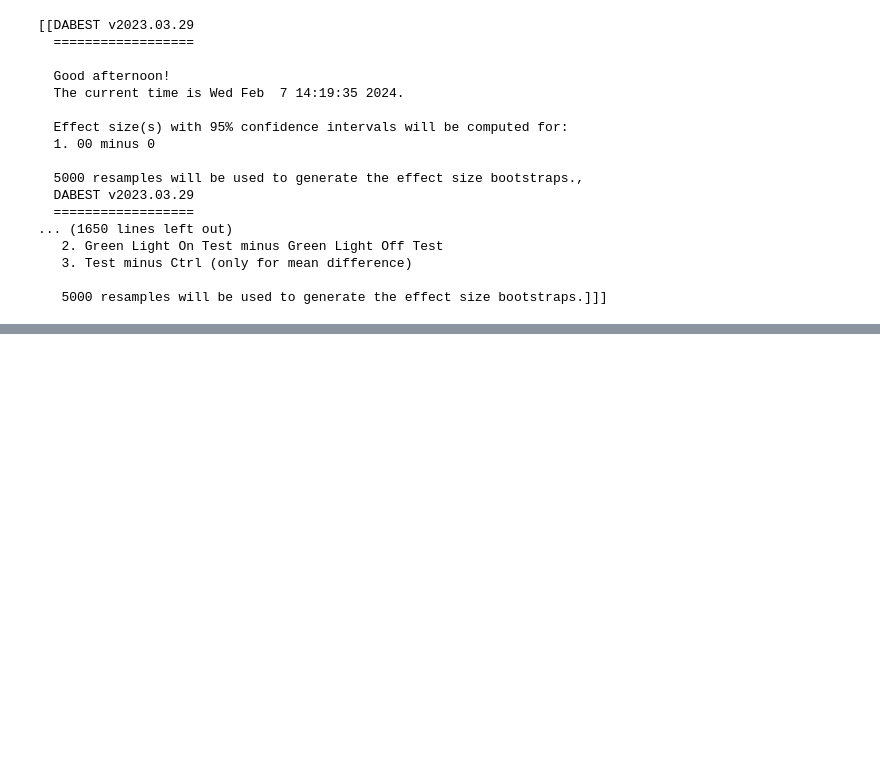
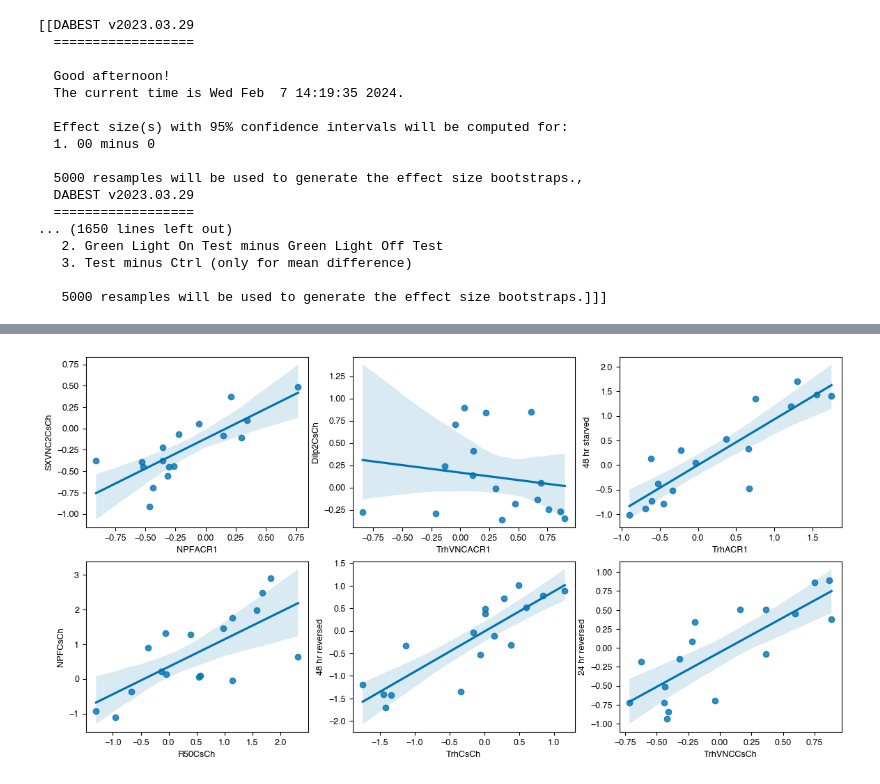
Before and after one commit to sangyu/Holophenotype5HT, a Jupyter notebook: nbs/01_Figures/04_Holophenotype.ipynb, the cells around one changed output, grey strips where cells are left out. Saved outputs shown, nothing was run; the diff lists cells and outputs as text; code cells hidden in the pictures; blank space fills up the shorter version.

```diff
--- a/nbs/01_Figures/04_Holophenotype.ipynb
+++ b/nbs/01_Figures/04_Holophenotype.ipynb
@@ -167,7 +171,7 @@ for i in range(len(metadatasets)):
                                          idx=('Ctrl', 'Test'),)
     contrastsMeta.append(contrast_vector)
 # %%
-splitdatasets = [  VNCCsCh, SXVNC1CsCh, SXVNC2CsCh]
+splitdatasets = [  TrhVNCCsCh, TrhVNCACR1, SXVNC1CsCh, SXVNC2CsCh]
 # splitdatasets = [ TLRG, RLTG, TrhGal4TshGal80CsCh, VNCCsCh, SXVNC1CsCh, SXVNC2CsCh]
 
 contrastsSplits = []
@@ -324,3 +324,13 @@ Index(['Feed Speed', 'Meal Size', 'Meal Duration', 'Duringfeed Speed Ratio',
 # %%
 #| hide
 import nbdev; nbdev.nbdev_export()
+# %%
+pairs = [['NPFACR1', 'SXVNC2CsCh'], ['TrhVNCACR1', 'Dilp2CsCh'], ['TrhACR1', '48 hr starved'],
+ ['R50CsCh', 'NPFCsCh'], ['TrhCsCh', '48 hr reversed'],['TrhVNCCsCh', '24 hr reversed']]
+# %%
+f, ax = plt.subplots(2, 3)
+f.set_size_inches(14, 7)
+for i in range(len(pairs)):
+    sns.regplot( x = deltas.loc[pairs[i][0]], y =  deltas.loc[pairs[i][1]], ax = ax.flatten()[i])
+# %% [output]
+[figure, added]
```
Also changed, not shown: parts of 12 cells of this notebook, 2 other files.
